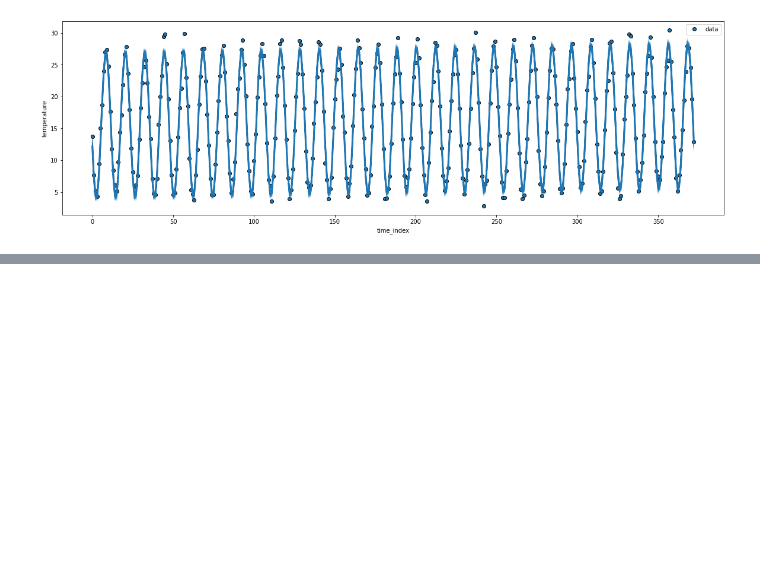
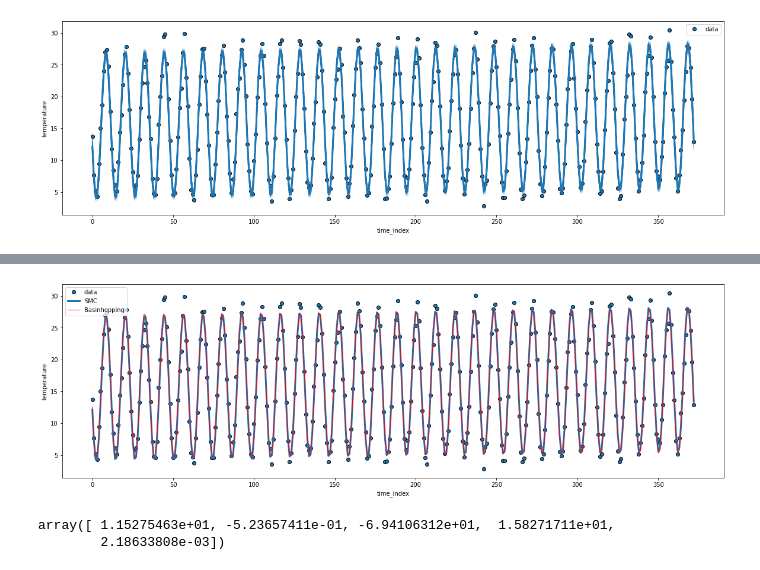
Before and after one commit to yasuhiroinoue/AppMathSci, a Jupyter notebook: 応用数理(2021_12_13).ipynb, the cells around one changed output, grey strips where cells are left out. Saved outputs shown, nothing was run; the diff lists cells and outputs as text; code cells hidden in the pictures; blank space fills up the shorter version.

```diff
--- a/応用数理(2021_12_13).ipynb
+++ b/応用数理(2021_12_13).ipynb
@@ -297,0 +308,16 @@ b1 0.003944769435609833
+# %%
+def y(t,theta):
+    return theta[0]*np.sin(theta[1]*t + theta[2])+theta[3]+theta[4]*t
+# %%
+def calc_residuals(params, data_x, data_y):
+    model_y = y(data_x, params)
+    return model_y - data_y
+# %%
+def calc_cost(params, data_x, data_y):
+    residuals = calc_residuals(params, data_x, data_y)
+    return (residuals * residuals).sum()
+# %%
+a_init = [1,1,1,1,1]
+minimizer_kwargs = {"args":(data_x, data_y)}
+#basinhoppingはoptimize.minimize()を呼んでいるので、minimizerのdefaultはBFGS
+res = basinhopping(calc_cost, a_init,stepsize=0.5,minimizer_kwargs=minimizer_kwargs,niter=200)
@@ -297,0 +344,20 @@ b1 0.003944769435609833
+# %%
+a_fit = res.x
+ys_fit = y(data_x,a_fit)
+
+# plot results
+_, ax = plt.subplots(figsize=(20, 6))
+ax.plot(data_y, "o", label="data", c="C0", mec="k")
+ax.plot(siny(trace["a"].mean(), trace["b"].mean(), trace["c"].mean()), label="SMC", linewidth=3)
+ax.plot(ys_fit,label="Basinhopping", c="R",linewidth=1)
+
+ax.set_xlabel("time_index")
+ax.set_ylabel("temperature")
+ax.legend();
+# %% [output]
+[figure, added]
+# %%
+res.x
+# %% [output]
+array([ 1.15275463e+01, -5.23657411e-01, -6.94106312e+01,  1.58271711e+01,
+        2.18633808e-03])
```
Also changed, not shown: parts of 15 cells of this notebook.
